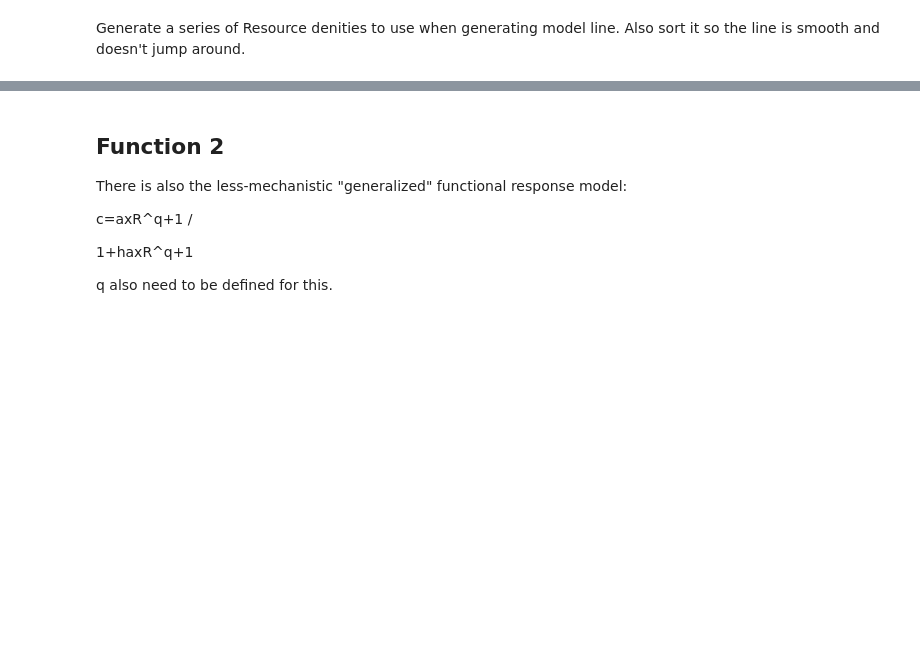
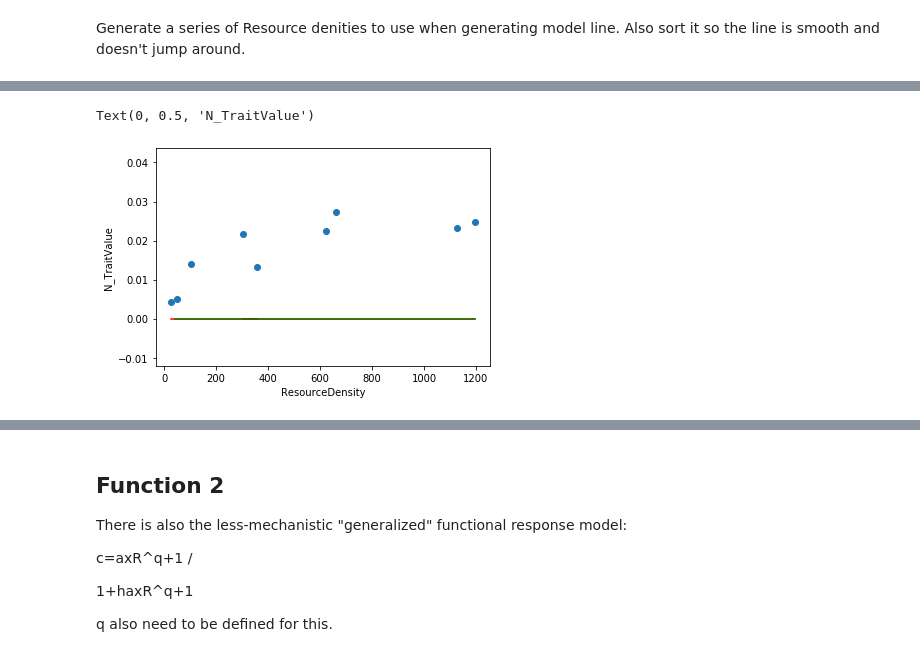
Before and after one commit to Don-Burns/CMEE, a Jupyter notebook: MiniProject/Code/Fitting.ipynb, the cells around one changed output, grey strips where cells are left out. Saved outputs shown, nothing was run; the diff lists cells and outputs as text; code cells hidden in the pictures; blank space fills up the shorter version.

```diff
--- a/MiniProject/Code/Fitting.ipynb
+++ b/MiniProject/Code/Fitting.ipynb
@@ -75,0 +126,13 @@ Text(0, 0.5, 'N_TraitValue')
+# %%
+FittedVals = C.params.valuesdict()
+calc_Clmfit(C.params, ResDens)
+# print(calc_Clmfit(C.params, RDensities))
+# print(calc_Clmfit(C.params, ResDens))
+plt.scatter(ResDens, NTrait)
+plt.plot(ResDens, calc_Clmfit(C.params, ResDens), '-r')
+plt.plot(RDensities, calc_Clmfit(C.params, RDensities), '-g')
+plt.xlabel('ResourceDensity')
+plt.ylabel('N_TraitValue')
+# %% [output]
+Text(0, 0.5, 'N_TraitValue')
+[figure, added]
```
Also changed, not shown: parts of 18 cells of this notebook, 1 other file.
